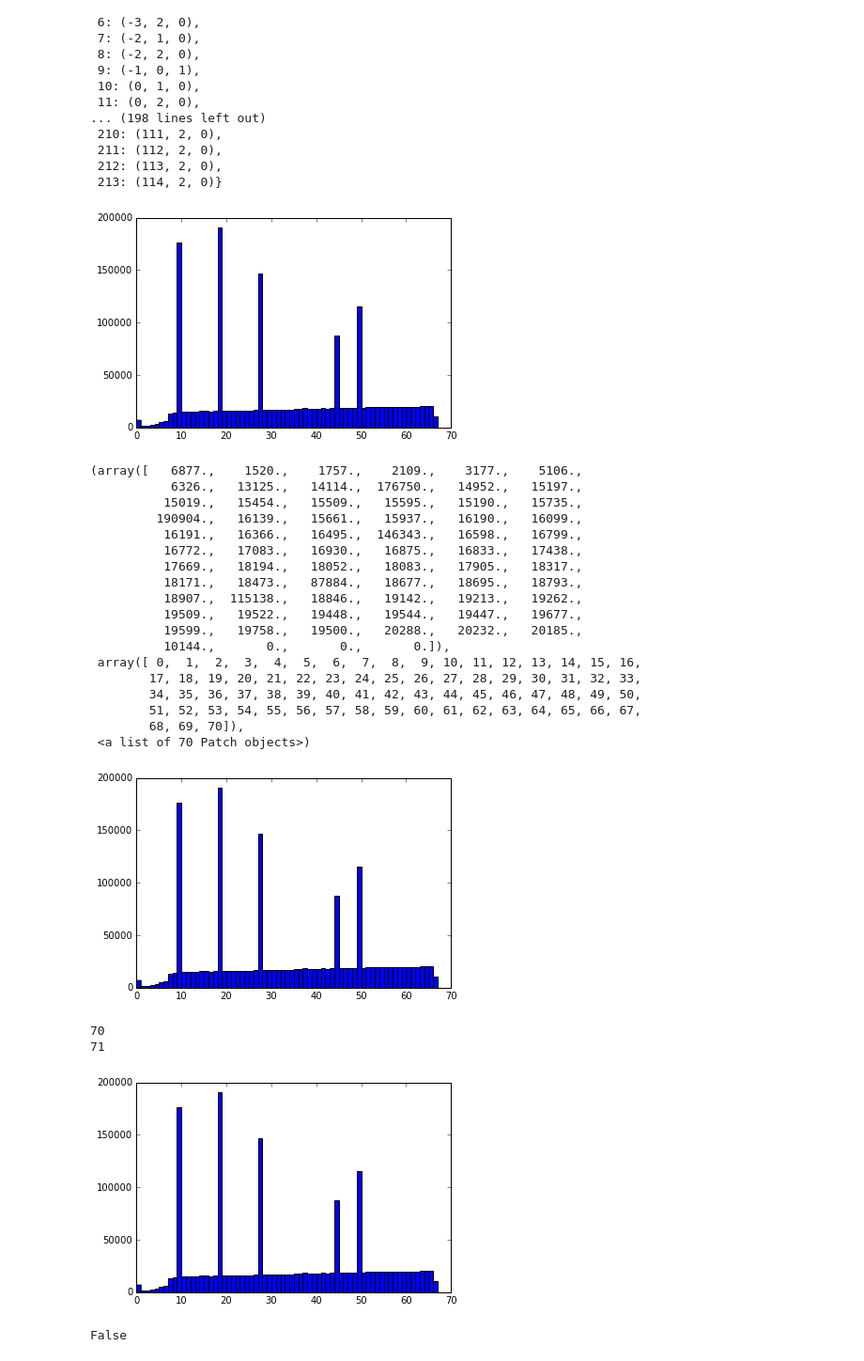
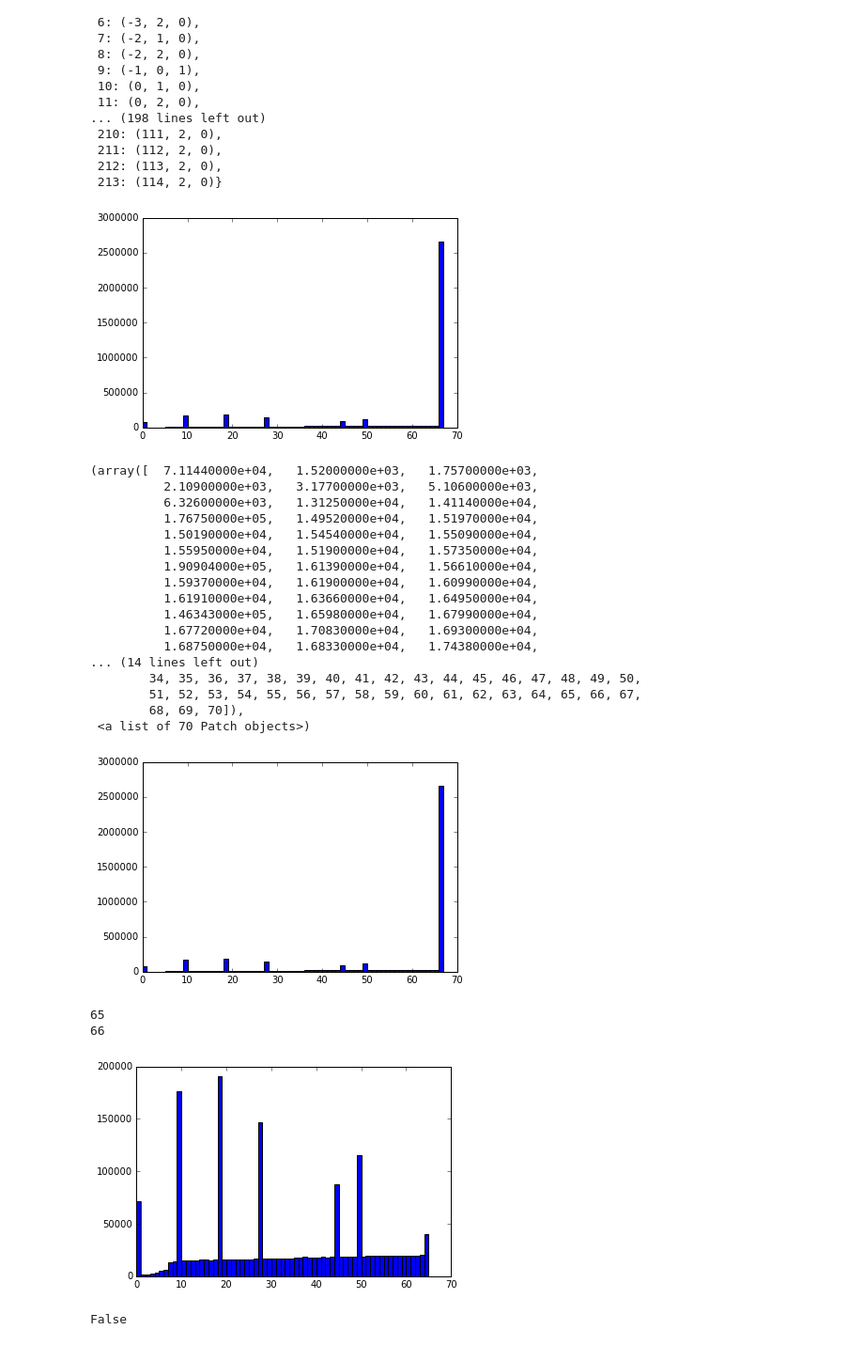
Before and after one commit to faizaakbar/ANNMINERvA, a Jupyter notebook: visualize_planecode_occupancy_stats.ipynb, the cells around one changed output. Shown at 94% size. Saved outputs shown, nothing was run; the diff lists cells and outputs as text; code cells hidden in the pictures.

```diff
--- a/visualize_planecode_occupancy_stats.ipynb
+++ b/visualize_planecode_occupancy_stats.ipynb
@@ -4,4 +4,4 @@ import matplotlib.pyplot as plt
 import h5py
 %matplotlib inline
 # %%
-f = h5py.File('minosmatch_nukecczdefs_127x94x47_xuv_me1Bmc.hdf5', 'r')
+f = h5py.File('../HDF5files/minosmatch_nukecczdefs_genallz_pcodecap66_muondat_127x50x25_xuv_me1Bmc.hdf5', 'r')
@@ -38,40 +42,39 @@ plane_codes.build_reversed_indexed_codes()
 # %%
 n, bins, patches = plt.hist(f['planecodes'], bins=np.arange(71))
 # %% [output]
-[figure, old version]
+[figure, new version]
 # %%
 planes = np.zeros(np.shape(f['planecodes']))
 f['planecodes'].read_direct(planes)
 # %%
 plt.hist(planes[planes < 70], bins=np.arange(71))  # last bins are `[67, 68), [68, 69), [69, 70)`
 # %% [output]
-(array([   6877.,    1520.,    1757.,    2109.,    3177.,    5106.,
-           6326.,   13125.,   14114.,  176750.,   14952.,   15197.,
-          15019.,   15454.,   15509.,   15595.,   15190.,   15735.,
-         190904.,   16139.,   15661.,   15937.,   16190.,   16099.,
-          16191.,   16366.,   16495.,  146343.,   16598.,   16799.,
-          16772.,   17083.,   16930.,   16875.,   16833.,   17438.,
-          17669.,   18194.,   18052.,   18083.,   17905.,   18317.,
-          18171.,   18473.,   87884.,   18677.,   18695.,   18793.,
-          18907.,  115138.,   18846.,   19142.,   19213.,   19262.,
-          19509.,   19522.,   19448.,   19544.,   19447.,   19677.,
-          19599.,   19758.,   19500.,   20288.,   20232.,   20185.,
-          10144.,       0.,       0.,       0.]),
- array([ 0,  1,  2,  3,  4,  5,  6,  7,  8,  9, 10, 11, 12, 13, 14, 15, 16,
-        17, 18, 19, 20, 21, 22, 23, 24, 25, 26, 27, 28, 29, 30, 31, 32, 33,
+(array([  7.11440000e+04,   1.52000000e+03,   1.75700000e+03,
+          2.10900000e+03,   3.17700000e+03,   5.10600000e+03,
+          6.32600000e+03,   1.31250000e+04,   1.41140000e+04,
+          1.76750000e+05,   1.49520000e+04,   1.51970000e+04,
+          1.50190000e+04,   1.54540000e+04,   1.55090000e+04,
+          1.55950000e+04,   1.51900000e+04,   1.57350000e+04,
+          1.90904000e+05,   1.61390000e+04,   1.56610000e+04,
+          1.59370000e+04,   1.61900000e+04,   1.60990000e+04,
+          1.61910000e+04,   1.63660000e+04,   1.64950000e+04,
+          1.46343000e+05,   1.65980000e+04,   1.67990000e+04,
+          1.67720000e+04,   1.70830000e+04,   1.69300000e+04,
+          1.68750000e+04,   1.68330000e+04,   1.74380000e+04,
+... (14 lines left out)
         34, 35, 36, 37, 38, 39, 40, 41, 42, 43, 44, 45, 46, 47, 48, 49, 50,
         51, 52, 53, 54, 55, 56, 57, 58, 59, 60, 61, 62, 63, 64, 65, 66, 67,
         68, 69, 70]),
  <a list of 70 Patch objects>)
-[figure, old version]
+[figure, new version]
 # %%
-n, bins, _ = plt.hist(planes[planes < 70], bins=np.arange(71))
+n, bins, _ = plt.hist(planes[planes < 66], bins=np.arange(66))
 print len(n)
 print len(bins)
 # %% [output]
-70
-71
+65
+66
-[figure, old version]
+[figure, new version]
 # %%
 print any(planes == 67)
 # %% [output]
```
Also changed, not shown: parts of 4 cells of this notebook, 1 other file.
